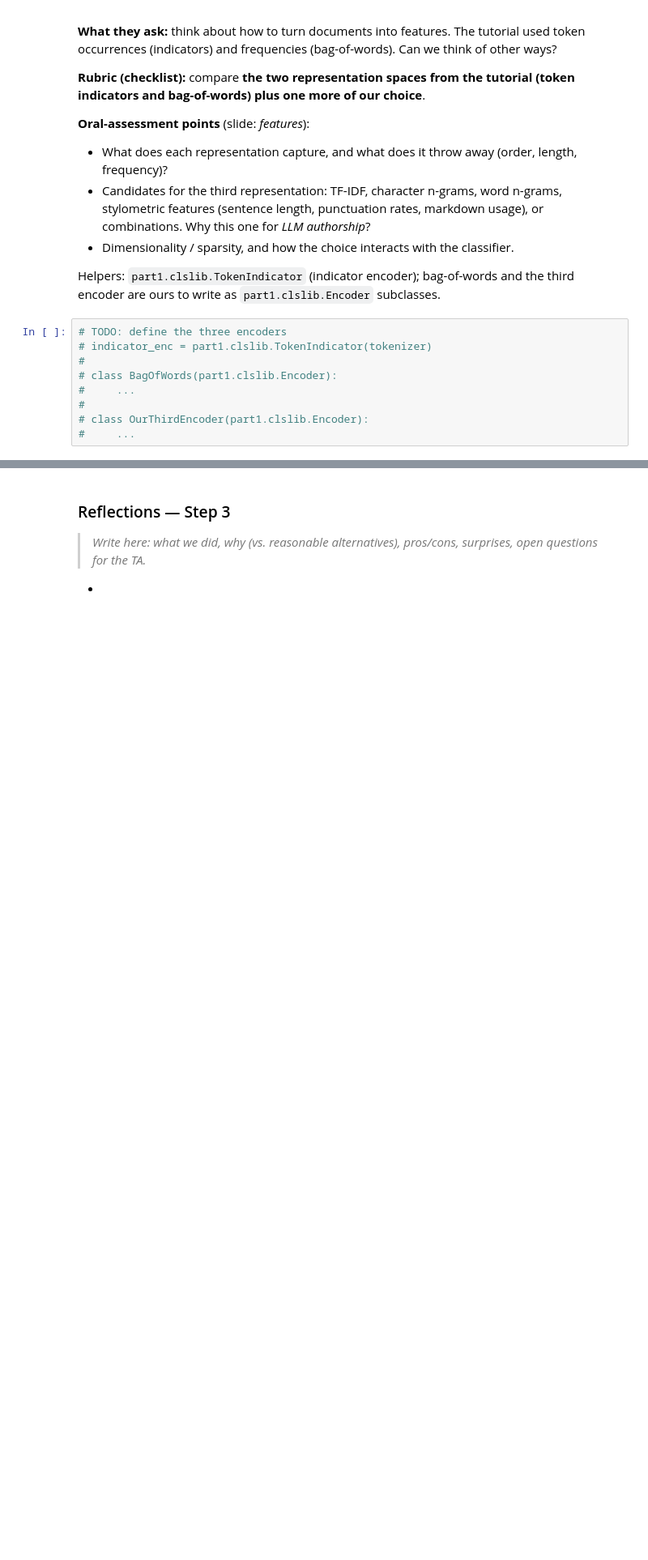
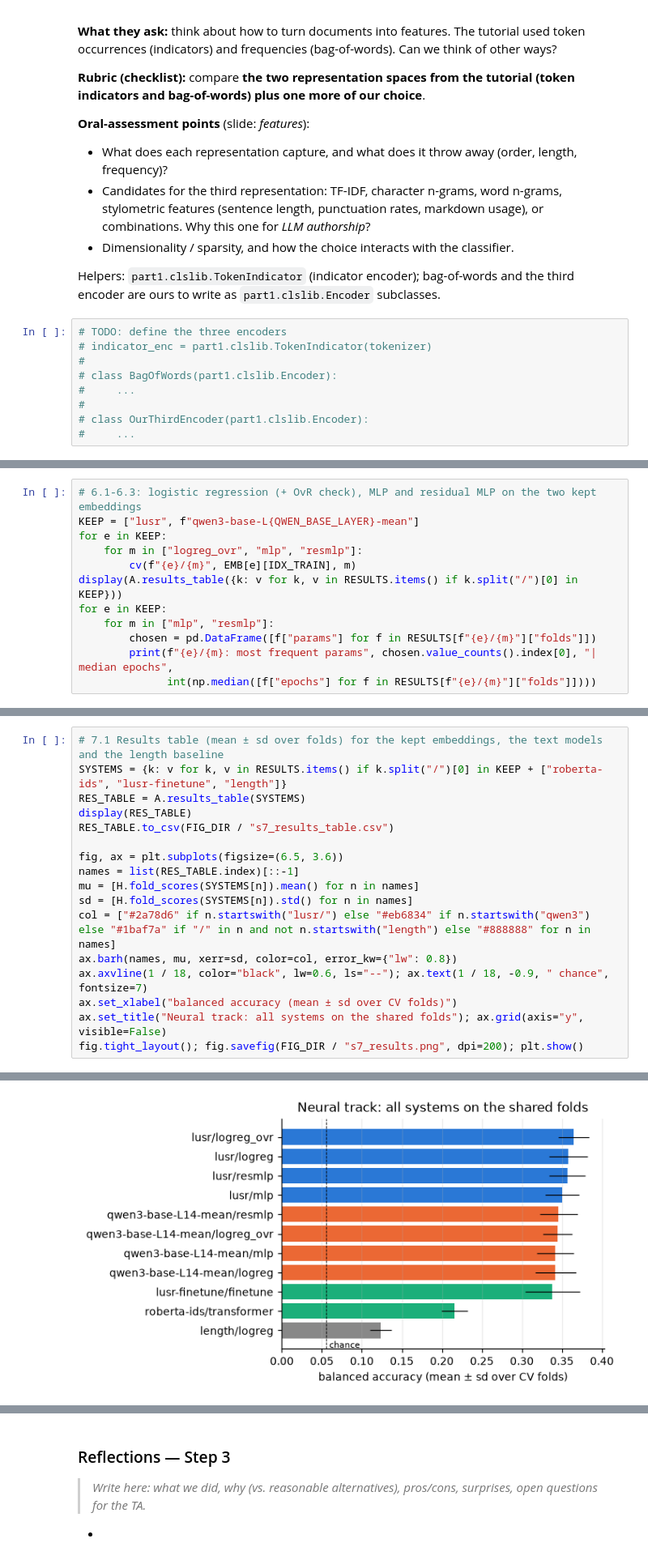
Before and after one commit to artificial-cesare/nlp1-team, a Jupyter notebook: part1/project.ipynb, the cells around one changed output, grey strips where cells are left out. Shown at 81% size. Drawn from its saved outputs; the diff is of its cells as text; blank space fills up the shorter version.

```diff
--- a/part1/project.ipynb
+++ b/part1/project.ipynb
@@ -649,0 +822,12 @@ Helpers: `part1.clslib.TokenIndicator` (indicator encoder); bag-of-words and the
+# %%
+# 6.1-6.3: logistic regression (+ OvR check), MLP and residual MLP on the two kept embeddings
+KEEP = ["lusr", f"qwen3-base-L{QWEN_BASE_LAYER}-mean"]
+for e in KEEP:
+    for m in ["logreg_ovr", "mlp", "resmlp"]:
+        cv(f"{e}/{m}", EMB[e][IDX_TRAIN], m)
+display(A.results_table({k: v for k, v in RESULTS.items() if k.split("/")[0] in KEEP}))
+for e in KEEP:
+    for m in ["mlp", "resmlp"]:
+        chosen = pd.DataFrame([f["params"] for f in RESULTS[f"{e}/{m}"]["folds"]])
+        print(f"{e}/{m}: most frequent params", chosen.value_counts().index[0], "| median epochs",
+              int(np.median([f["epochs"] for f in RESULTS[f"{e}/{m}"]["folds"]])))
@@ -649,0 +905,18 @@ Helpers: `part1.clslib.TokenIndicator` (indicator encoder); bag-of-words and the
+# %%
+# 7.1 Results table (mean ± sd over folds) for the kept embeddings, the text models and the length baseline
+SYSTEMS = {k: v for k, v in RESULTS.items() if k.split("/")[0] in KEEP + ["roberta-ids", "lusr-finetune", "length"]}
+RES_TABLE = A.results_table(SYSTEMS)
+display(RES_TABLE)
+RES_TABLE.to_csv(FIG_DIR / "s7_results_table.csv")
+
+fig, ax = plt.subplots(figsize=(6.5, 3.6))
+names = list(RES_TABLE.index)[::-1]
+mu = [H.fold_scores(SYSTEMS[n]).mean() for n in names]
+sd = [H.fold_scores(SYSTEMS[n]).std() for n in names]
+col = ["#2a78d6" if n.startswith("lusr/") else "#eb6834" if n.startswith("qwen3") else "#1baf7a" if "/" in n and not n.startswith("length") else "#888888" for n in names]
+ax.barh(names, mu, xerr=sd, color=col, error_kw={"lw": 0.8})
+ax.axvline(1 / 18, color="black", lw=0.6, ls="--"); ax.text(1 / 18, -0.9, " chance", fontsize=7)
+ax.set_xlabel("balanced accuracy (mean ± sd over CV folds)")
+ax.set_title("Neural track: all systems on the shared folds"); ax.grid(axis="y", visible=False)
+fig.tight_layout(); fig.savefig(FIG_DIR / "s7_results.png", dpi=200); plt.show()
+# %% [output]
@@ -649,0 +936 @@ Helpers: `part1.clslib.TokenIndicator` (indicator encoder); bag-of-words and the
+[figure, added]
```
Also changed, not shown: parts of 21 cells of this notebook, 11 other files.
